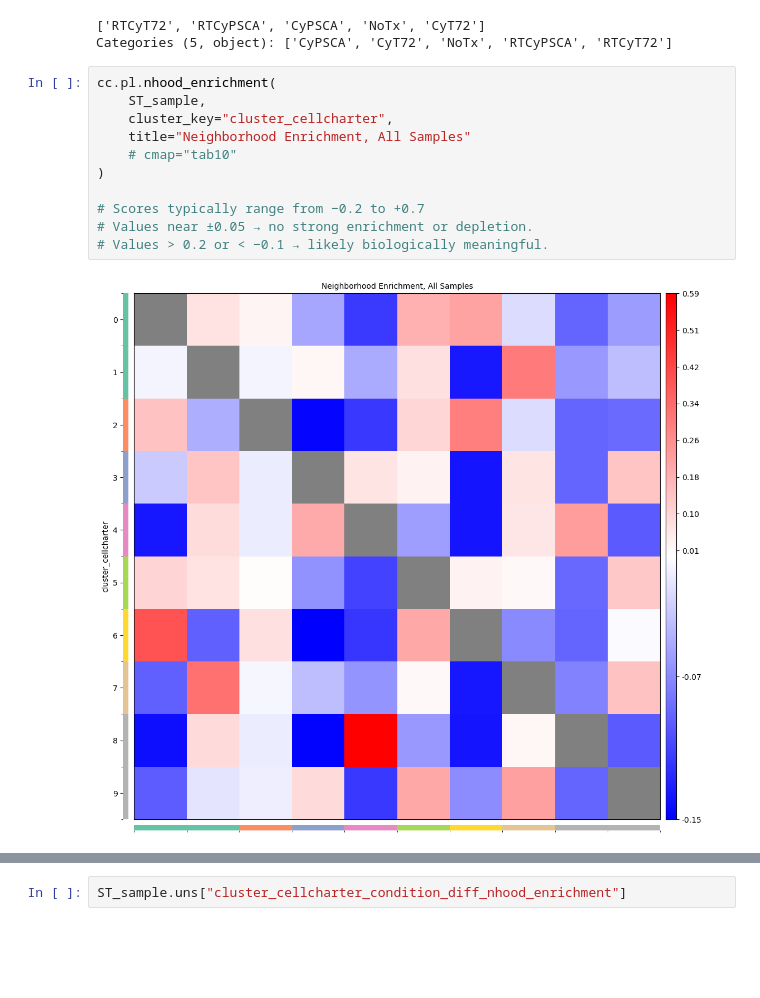
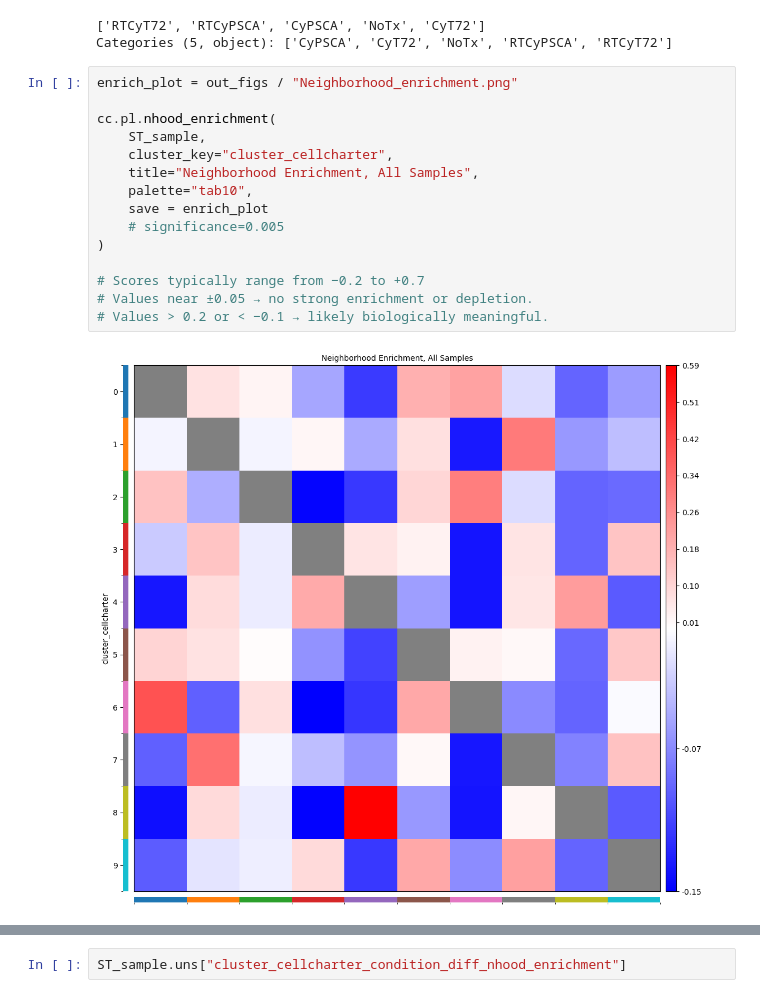
Before and after one commit to Li-Lab-COH/Spatial_CAR_T, a Jupyter notebook: Clustering/CC_cluster_analysis_.ipynb, the cells around one changed output, grey strips where cells are left out. Cells and saved outputs as stored; diff of their text form; blank space fills up the shorter version.

```diff
--- a/Clustering/CC_cluster_analysis_.ipynb
+++ b/Clustering/CC_cluster_analysis_.ipynb
@@ -103,16 +112,20 @@ ST_sample.obs['condition'].unique()
 ['RTCyT72', 'RTCyPSCA', 'CyPSCA', 'NoTx', 'CyT72']
 Categories (5, object): ['CyPSCA', 'CyT72', 'NoTx', 'RTCyPSCA', 'RTCyT72']
 # %%
+enrich_plot = out_figs / "Neighborhood_enrichment.png"
+
 cc.pl.nhood_enrichment(
     ST_sample,
     cluster_key="cluster_cellcharter",
-    title="Neighborhood Enrichment, All Samples"
-    # cmap="tab10"
+    title="Neighborhood Enrichment, All Samples",
+    palette="tab10",
+    save = enrich_plot
+    # significance=0.005
 )
 
 # Scores typically range from −0.2 to +0.7
 # Values near ±0.05 → no strong enrichment or depletion.
 # Values > 0.2 or < −0.1 → likely biologically meaningful.
 # %% [output]
-[figure, old version]
+[figure, new version]
 # %%
```
Also changed, not shown: parts of 14 cells of this notebook, 5 other files.
